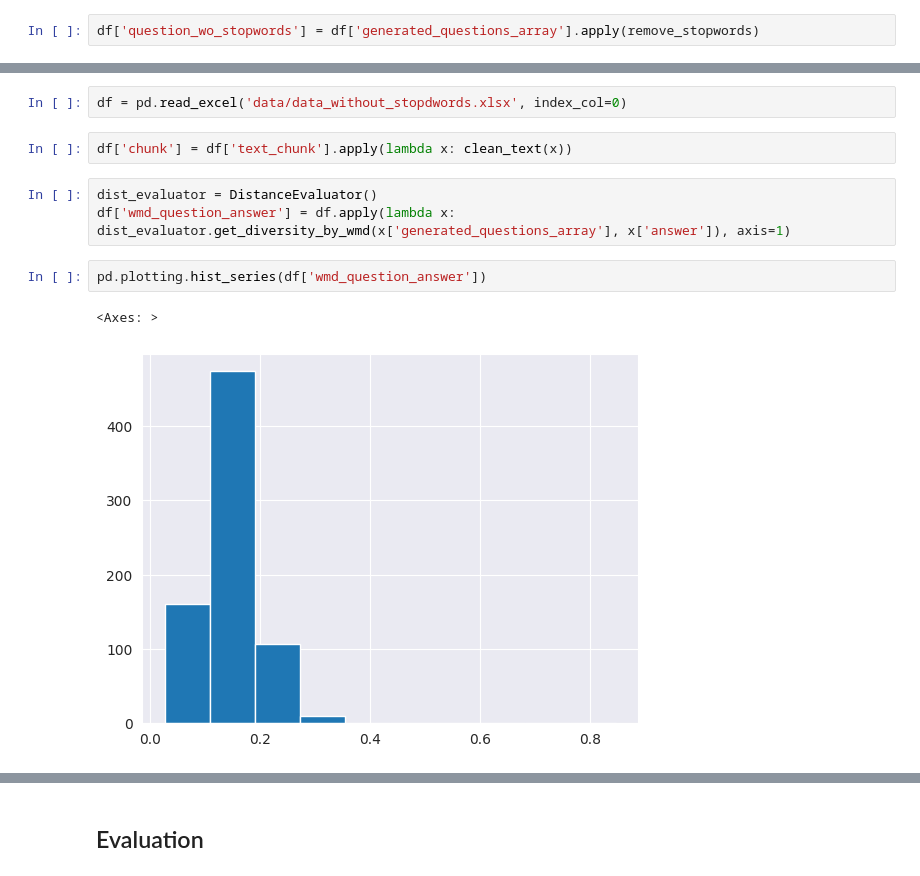
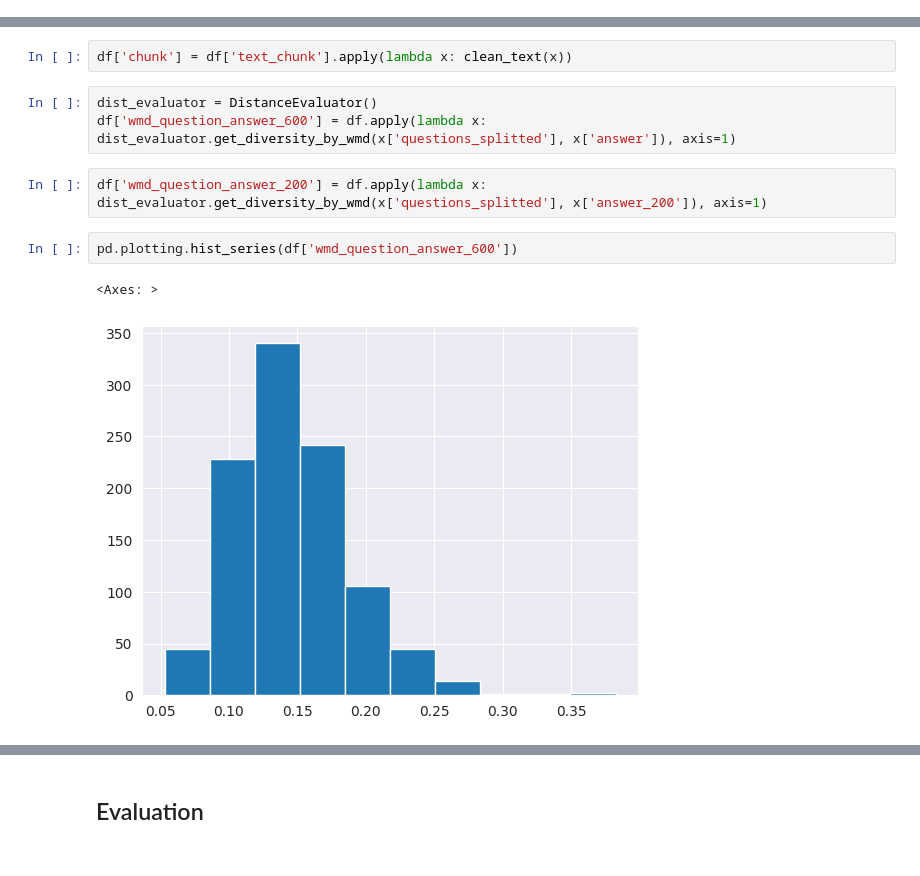
Before and after one commit to witold87/llm-bielik-ft-legal, a Jupyter notebook: src/data.ipynb, the cells around one changed output, grey strips where cells are left out. Drawn from its saved outputs; the diff is of its cells as text.

```diff
--- a/src/data.ipynb
+++ b/src/data.ipynb
@@ -160,2 +161,0 @@ See the caveats in the documentation: https://pandas.pydata.org/pandas-docs/stab
-# %%
-df['question_wo_stopwords'] = df['generated_questions_array'].apply(remove_stopwords)
@@ -170,12 +162,12 @@ df.to_excel('data/04_data_without_stopwords.xlsx')
-# %%
-df = pd.read_excel('data/data_without_stopdwords.xlsx', index_col=0)
 # %%
 df['chunk'] = df['text_chunk'].apply(lambda x: clean_text(x))
 # %%
 dist_evaluator = DistanceEvaluator()
-df['wmd_question_answer'] = df.apply(lambda x: dist_evaluator.get_diversity_by_wmd(x['generated_questions_array'], x['answer']), axis=1)
+df['wmd_question_answer_600'] = df.apply(lambda x: dist_evaluator.get_diversity_by_wmd(x['questions_splitted'], x['answer']), axis=1)
+# %%
+df['wmd_question_answer_200'] = df.apply(lambda x: dist_evaluator.get_diversity_by_wmd(x['questions_splitted'], x['answer_200']), axis=1)
 # %%
-pd.plotting.hist_series(df['wmd_question_answer'])
+pd.plotting.hist_series(df['wmd_question_answer_600'])
 # %% [output]
 <Axes: >
-[figure, old version]
+[figure, new version]
```
Also changed, not shown: parts of 72 cells of this notebook, 6 other files.
